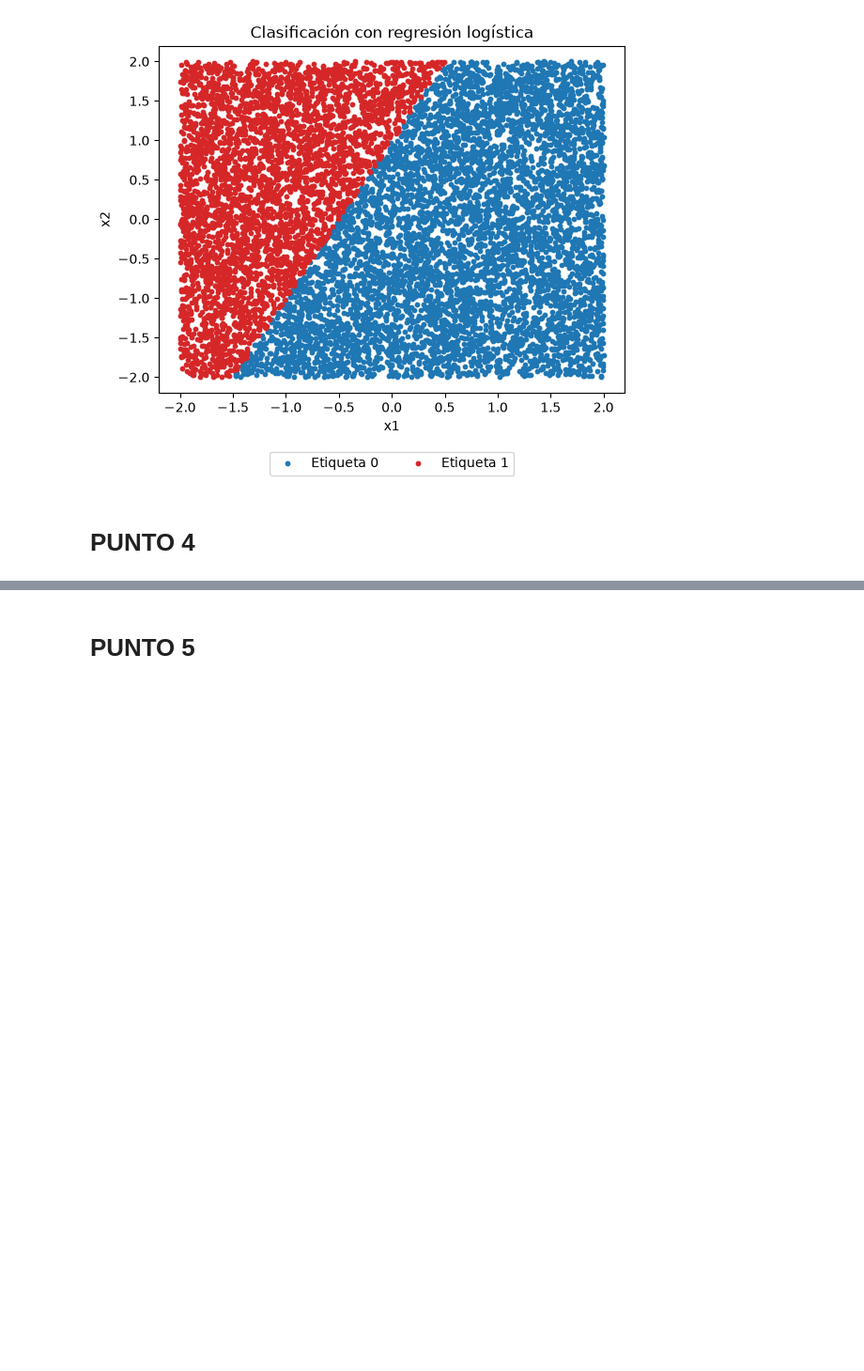
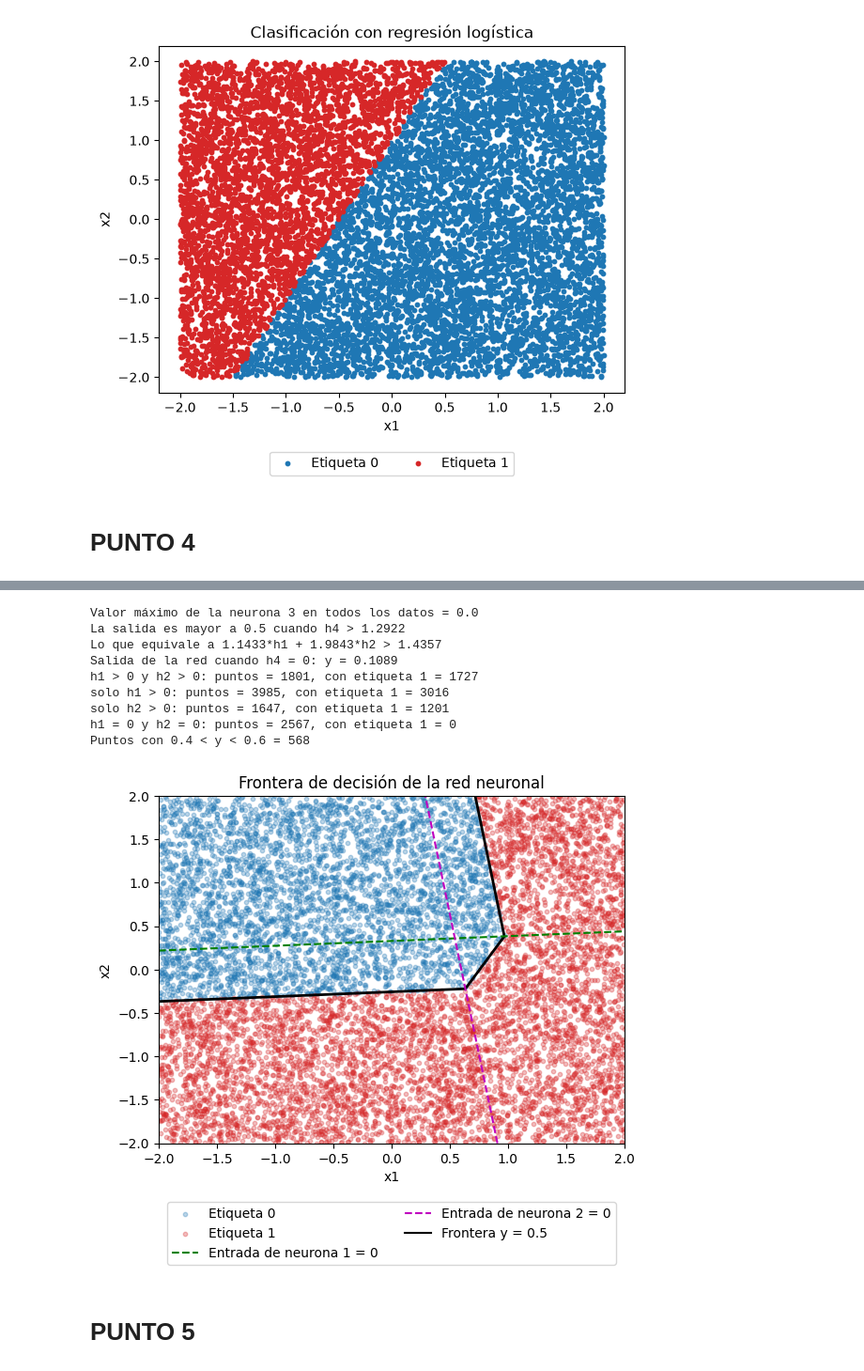
Before and after one commit to jlpar07/Tarea4FundamentosML, a Jupyter notebook: tarea4.ipynb, the cells around one changed output, grey strips where cells are left out. Shown at 94% size. Saved outputs shown, nothing was run; the diff lists cells and outputs as text; code cells hidden in the pictures; blank space fills up the shorter version.

```diff
--- a/tarea4.ipynb
+++ b/tarea4.ipynb
@@ -280,3 +348,66 @@ Puntos con etiqueta 0 = 6206
+# %%
+# PARTE C punto 4
+
+#Salidas de las neuronas 1 y 2 para todos los puntos, que son las entradas de la segunda capa
+h1_red = np.maximum(0, X_red @ w1 + b1)
+h2_red = np.maximum(0, X_red @ w2 + b2)
+
+#Salida de la neurona 3, como w3 tiene ambos pesos negativos y b3 = 0 su entrada nunca es positiva
+h3_red = np.maximum(0, w3[0]*h1_red + w3[1]*h2_red + b3)
+print(f"Valor máximo de la neurona 3 en todos los datos = {h3_red.max()}")
+
+#Umbral que debe superar la neurona 4 para que y > 0.5, sale de despejar w5[1]*h4 + b5 > 0
+umbral_h4 = -b5/w5[1]
+print(f"La salida es mayor a 0.5 cuando h4 > {umbral_h4:.4f}")
+print(f"Lo que equivale a 1.1433*h1 + 1.9843*h2 > {umbral_h4 - b4:.4f}")
+
+#Salida mínima de la red, que ocurre cuando h4 = 0
+print(f"Salida de la red cuando h4 = 0: y = {sigmoide_red(b5):.4f}")
+
+#Cuántos puntos y cuántos con etiqueta 1 hay según qué neuronas de la primera capa estén activas
+activa1 = h1_red > 0
+activa2 = h2_red > 0
+for nombre, region in [('h1 > 0 y h2 > 0', activa1 & activa2), ('solo h1 > 0', activa1 & ~activa2),
+                       ('solo h2 > 0', ~activa1 & activa2), ('h1 = 0 y h2 = 0', ~activa1 & ~activa2)]:
+    print(f"{nombre}: puntos = {region.sum()}, con etiqueta 1 = {etiquetas_red[region].sum()}")
+
+#Puntos con salida cercana a 0.5, es decir con clasificación poco segura
+print(f"Puntos con 0.4 < y < 0.6 = {np.sum((y_red > 0.4) & (y_red < 0.6))}")
+
+#Se evalúa la red en una malla fina para dibujar la frontera de decisión (donde y = 0.5)
+x1_malla, x2_malla = np.meshgrid(np.linspace(-2, 2, 400), np.linspace(-2, 2, 400))
+y_malla = np.array([propagar(np.array([x1_val, x2_val])) for x1_val, x2_val in zip(x1_malla.ravel(), x2_malla.ravel())]).reshape(x1_malla.shape)
+
+plt.scatter(X_red[etiquetas_red == 0, 0], X_red[etiquetas_red == 0, 1], color='tab:blue', s=10, alpha=0.3, label='Etiqueta 0')
+plt.scatter(X_red[etiquetas_red == 1, 0], X_red[etiquetas_red == 1, 1], color='tab:red', s=10, alpha=0.3, label='Etiqueta 1')
+#Frontera de decisión de la red
+plt.contour(x1_malla, x2_malla, y_malla, levels=[0.5], colors='black', linewidths=2)
+#Rectas donde se apagan las neuronas 1 y 2 (su entrada vale 0)
+x1_linea = np.linspace(-2, 2, 100)
+x2_linea = np.linspace(-2, 2, 100)
+#Neurona 1: w1[0]*x1 + w1[1]*x2 + b1 = 0, se despeja x2
+plt.plot(x1_linea, (w1[0]*x1_linea + b1)/(-w1[1]), 'g--', label='Entrada de neurona 1 = 0')
+#Neurona 2: w2[0]*x1 + w2[1]*x2 + b2 = 0, se despeja x1
+plt.plot((w2[1]*x2_linea + b2)/(-w2[0]), x2_linea, 'm--', label='Entrada de neurona 2 = 0')
+plt.plot([], [], color='black', label='Frontera y = 0.5')
+plt.xlim(-2, 2)
+plt.ylim(-2, 2)
+plt.xlabel('x1')
+plt.ylabel('x2')
+plt.legend(loc='upper center', bbox_to_anchor=(0.5, -0.15), ncol=2)
+plt.title('Frontera de decisión de la red neuronal')
+plt.show()
+# %% [output]
+Valor máximo de la neurona 3 en todos los datos = 0.0
+La salida es mayor a 0.5 cuando h4 > 1.2922
+Lo que equivale a 1.1433*h1 + 1.9843*h2 > 1.4357
+Salida de la red cuando h4 = 0: y = 0.1089
+h1 > 0 y h2 > 0: puntos = 1801, con etiqueta 1 = 1727
+solo h1 > 0: puntos = 3985, con etiqueta 1 = 3016
+solo h2 > 0: puntos = 1647, con etiqueta 1 = 1201
+h1 = 0 y h2 = 0: puntos = 2567, con etiqueta 1 = 0
+Puntos con 0.4 < y < 0.6 = 568
+[figure, added]
 # %% [markdown]
 # PUNTO 5
 # %%
```
Also changed, not shown: parts of 2 cells of this notebook.
